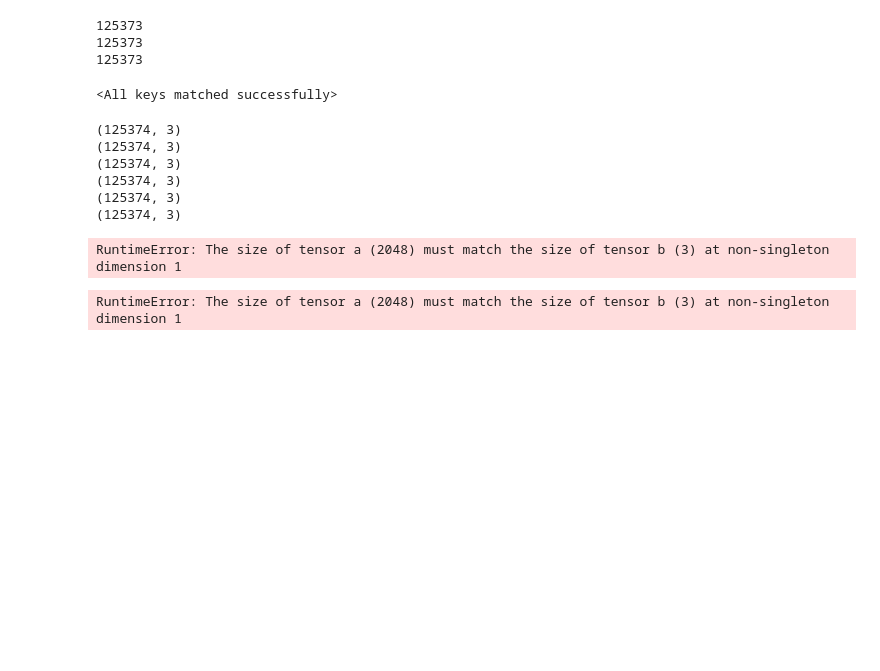
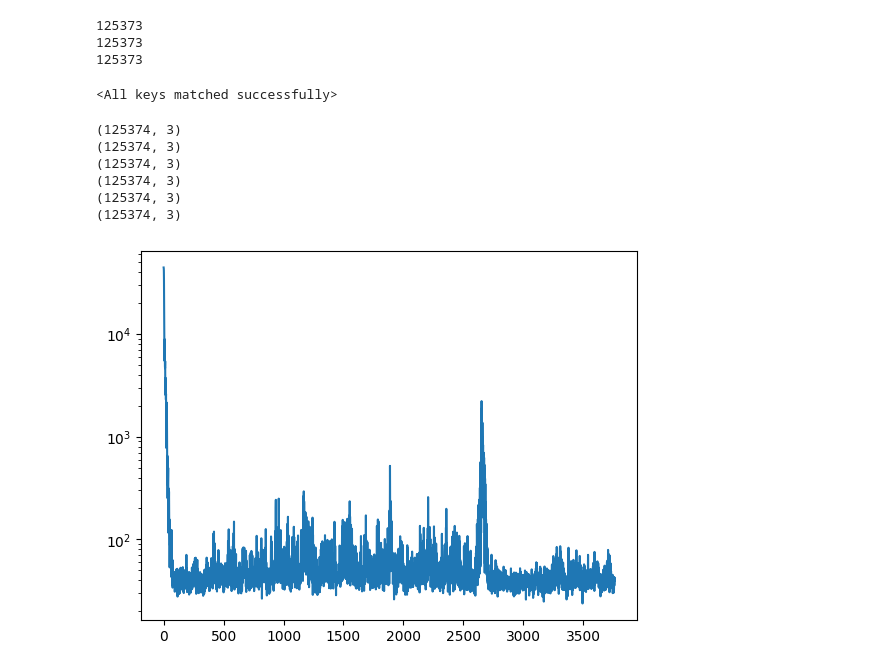
Before and after one commit to David-McSharry/info-theory-experiments, a Jupyter notebook: predicting_motion_from_V.ipynb, the cells around one changed output. Drawn from its saved outputs; the diff is of its cells as text; code cells hidden in the pictures; blank space fills up the shorter version.

Commit message:
extra experiments

```diff
--- a/predicting_motion_from_V.ipynb
+++ b/predicting_motion_from_V.ipynb
@@ -40,7 +40,7 @@ print(num_motion_timesteps)
 
 indices = []
 for t in motion_time:
-    differences = torch.abs(ecog_time_300 - t)
+    differences = torch.abs((ecog_time_300 - t) + 0.5)
     index = torch.argmin(differences)
     indices.append(index.item())
 # %% [output]
@@ -150,11 +150,13 @@ device = 'cuda'
 
 downsampled_dataset = dataset[indices].to(device).float()
 
-left_wrist = torch.tensor(mat_data['MotionData'][2][0])[1:]
+j = 0
+
+left_wrist = torch.tensor(mat_data['MotionData'][j][0])[1:]
 
 
 
-model_path = "/vol/bitbucket/dm2223/info-theory-experiments/models/ECOG_feature_network_devout-leaf-5.pth"
+model_path = "/vol/bitbucket/dm2223/info-theory-experiments/models/feature_network_earthy-sun-6.pth"
 
 
 skip_model = SkipConnectionSupervenientFeatureNetwork(
@@ -204,11 +206,8 @@ class MotionDataset(Dataset):
 
 motion_dataset = MotionDataset(V, left_wrist)
 
-motion_dataset_untrained = MotionDataset(V_untrained, left_wrist)
 
 dataloader = DataLoader(motion_dataset, batch_size=100, shuffle=True)
-
-dataloader_untrained = DataLoader(motion_dataset_untrained, batch_size=100, shuffle=True)
 
 
 class MLP(torch.nn.Module):
@@ -226,7 +225,9 @@ class MLP(torch.nn.Module):
         x = torch.relu(self.fc1(x))
         x = torch.relu(self.fc2(x))
         x = torch.relu(self.fc3(x))
-        x = self.fc4(x)
+        x = torch.relu(self.fc4(x))
+        x = torch.relu(self.fc5(x))
+        x = self.fc6(x)
         return x
 
 mlp = MLP().to(device)
@@ -236,76 +237,36 @@ optimizer = torch.optim.Adam(mlp.parameters(), lr=1e-3)
 criterion = torch.nn.MSELoss()
 
 
-num_epochs = 1
+num_epochs = 3
 device = torch.device('cuda' if torch.cuda.is_available() else 'cpu')
 losses = []
 for epoch in range(num_epochs):
     for batch in dataloader:
         x, y = batch
-        x, y = x.to(device).float(), y.to(device).float()
+        x = x.to(device).float()
+        y = y.to(device).float()
 
         # Zero the parameter gradients
         optimizer.zero_grad()
 
         # Forward pass
-        outputs = mlp(x)
+        outputs = mlp(x).to(device)
+
 
         # Compute loss
         loss = criterion(outputs, y)
 
         # Backward pass and optimize
         loss.backward()
         optimizer.step()
 
         losses.append(loss.item())
 
 
 import matplotlib.pyplot as plt
 
 plt.plot(losses)
 plt.yscale('log')
 plt.show()
 # %% [output]
-RuntimeError: The size of tensor a (2048) must match the size of tensor b (3) at non-singleton dimension 1
+[figure, added]
-# %%
-
-
-# same for untrained model
-
-mlp_untrained = MLP().to(device)
-
-optimizer_untrained = torch.optim.Adam(mlp_untrained.parameters(), lr=1e-3)
-
-criterion = torch.nn.MSELoss()
-
-
-num_epochs = 1
-
-losses_untrained = []
-
-for epoch in range(num_epochs):
-    for batch in dataloader_untrained:
-        x, y = batch
-        x, y = x.to(device).float(), y.to(device).float()
-
-        # Zero the parameter gradients
-        optimizer_untrained.zero_grad()
-
-        # Forward pass
-        outputs = mlp_untrained(x)
-
-        # Compute loss
-        loss = criterion(outputs, y)
-
-        # Backward pass and optimize
-        loss.backward()
-        optimizer_untrained.step()
-
-        losses_untrained.append(loss.item())
-
-
-plt.plot(losses_untrained)
-plt.yscale('log')
-plt.show()
-# %% [output]
-RuntimeError: The size of tensor a (2048) must match the size of tensor b (3) at non-singleton dimension 1
```
Also changed, not shown: 4 other files.
